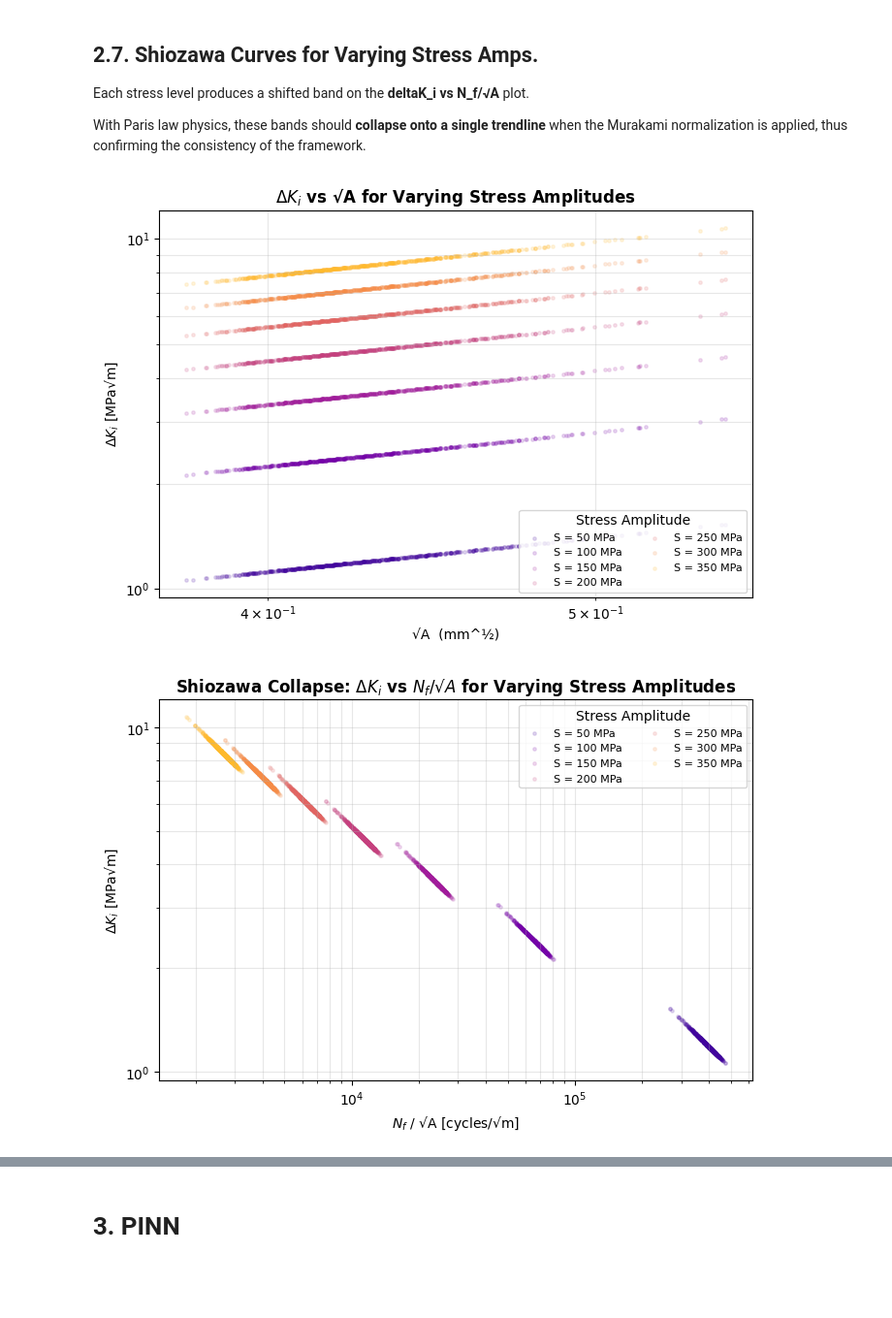
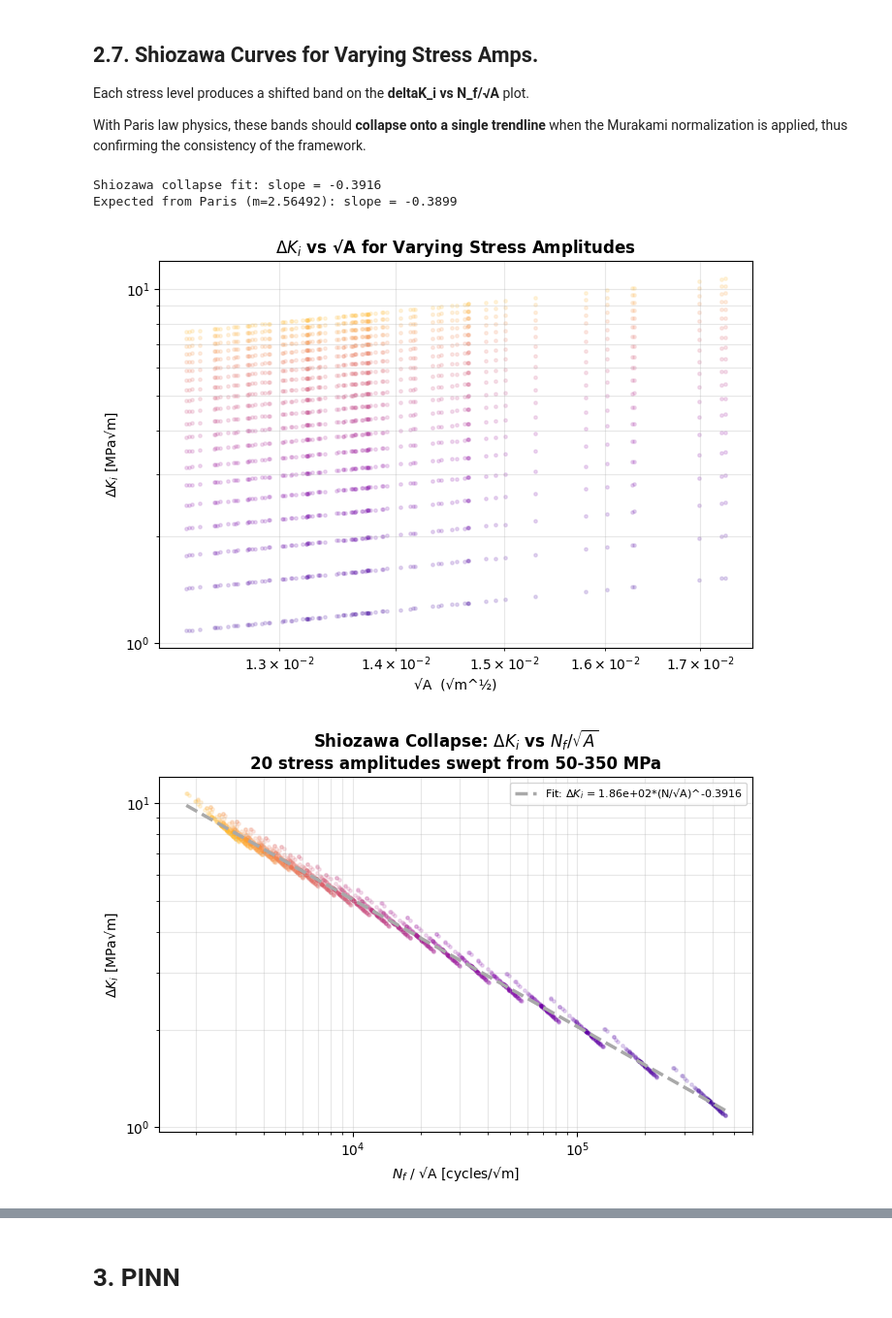
Before and after one commit to jessk816/pinn, a Jupyter notebook: models/paris/workflow_2.ipynb, the cells around one changed output, grey strips where cells are left out. Shown at 97% size. Saved outputs shown, nothing was run; the diff lists cells and outputs as text; code cells hidden in the pictures; blank space fills up the shorter version.

Commit message:
shiozawa collapse

```diff
--- a/models/paris/workflow_2.ipynb
+++ b/models/paris/workflow_2.ipynb
@@ -568,9 +581,9 @@ def fatigue_life_paris(a_i, sigma_a, C, m, Y, delta_sigma=None):
         delta_sigma = 2.0 * sigma_a
 
     # constant of Paris/Shiozawa equation
-    coeff = 2.0 / ((m - 2) * C * (Y * delta_sigma)**m * np.pi**(m / 2))
+    paris_coeff = 2.0 / ((m-2.0) * C * (Y * delta_sigma)**m * np.pi**(m / 2))
 
-    Nf = coeff * a_i**(1.0 - m / 2.0)
+    Nf = paris_coeff * a_i**(1.0-(m/2.0))
     return Nf
 # %% [markdown]
 The **stress intensity factor, delta(K)**, the measure of the severity of a crack situation, is determined by
@@ -804,7 +819,12 @@ Each stress level produces a shifted band on the **deltaK_i vs N_f/√A** plot.
 
 With Paris law physics, these bands should **collapse onto a single trendline** when the Murakami normalization is applied, thus confirming the consistency of the framework.
 # %%
-S_vals = [50, 100, 150, 200, 250, 300, 350]     # stress amplitudes to sweep [MPa]
+S_vals = np.linspace(50, 350, 20)     # stress amplitudes to sweep [MPa]
+
+# empty lists to store info
+#Nf_all = []
+dKi_all = []
+Nnorm_all = []
 
 # create subplots for deltaK_i vs √A and deltaK_i vs N/√A
 fig1, ax1 = plt.subplots(figsize=(7, 5))    # deltaK_i vs √A
@@ -815,42 +835,74 @@ colors_s = plt.cm.plasma(np.linspace(0.1, 0.85, len(S_vals)))
 for Si, ci in zip(S_vals, colors_s):
     ds_i = 2.0 * Si                       # delta_sigma for R = -1
 
     Nf_i = fatigue_life_paris(max_defects, Si, C, m, Y, delta_sigma=ds_i)
     dKi_i = delta_K_initial(max_defects, ds_i, Y)
+    sqrt_A_i = np.sqrt(max_defects)
 
-    #sqrt_A_i = np.sqrt(max_defects)
-    Nnorm_i = Nf_i / sqrt_A
+    Nnorm_i = (Nf_i / sqrt_A_i)                              # normalized life, N/√A [cycles/√m]
 
-    ax1.scatter(sqrt_A * conv, dKi_i, alpha=0.15, s=6, color=ci,
-                label=f"S = {Si} MPa")
+    # store results
+    #Nf_all.append(Nf_i)
+    dKi_all.append(dKi_i)
+    Nnorm_all.append(Nnorm_i)
+
+    # plots
+    ax1.scatter(sqrt_A_i, dKi_i, alpha=0.15, s=6, color=ci,
+                #label=f"S = {Si} MPa"
+                )
     ax2.scatter(Nnorm_i, dKi_i, alpha=0.15, s=6, color=ci,
-                label=f"S = {Si} MPa")
+                #label=f"S = {Si} MPa"
+                )
+
+#Nf_all = np.concatenate(Nf_all)
+all_dKi = np.concatenate(dKi_all)
+all_Nnorm = np.concatenate(Nnorm_all)
+
+#log_Nf_all = np.log10(Nf_all)
+log_x = np.log10(all_Nnorm)
+log_y = np.log10(all_dKi)
+
+slope, intercept = np.polyfit(log_x, log_y, 1)
+
+x_line = np.logspace(log_x.min(), log_x.max(), 300)
+y_line = 10**intercept * x_line**slope
+
+print(f"Shiozawa collapse fit: slope = {slope:.4f}")
+print(f"Expected from Paris (m={m}): slope = {expected_slope:.4f}")
+
+# show fitted line from log-log fit on shiozawa collapse plot
+ax2.plot(x_line, y_line, color="darkgray", linewidth=2.5, linestyle="--",
+         label=f"Fit: $\\Delta K_i$ = {10**intercept:.2e}*(N/√A)^{slope:.4f}")
 
 for ax, xlabel, title in [
     # x-axis label, title for each plot
-    (ax1, "√A  (mm^½)",
+    (ax1, "√A  (√m^½)",
      "$\\Delta K_i$ vs √A for Varying Stress Amplitudes"),
     (ax2, "$N_f$ / √A [cycles/√m]",
-     "Shiozawa Collapse: $\\Delta K_i$ vs $N_f / √A$ for Varying Stress Amplitudes"),
+     "Shiozawa Collapse: $\\Delta K_i$ vs $N_f/\\sqrt{A}$\n"
+     "20 stress amplitudes swept from 50-350 MPa"),
 ]:
+
     # log-log scale for both plots
     ax.set_xscale("log")
     ax.set_yscale("log")
 
     # axes labels, titles for both plots
     ax.set_xlabel(xlabel)
     ax.set_ylabel("$\\Delta K_i$ [MPa√m]")
     ax.set_title(title, fontweight="bold")
-
     # legends, grids
-    ax.legend(fontsize=8, ncol=2, title="Stress Amplitude")
     ax.grid(alpha=0.3, which="both")
 
+ax2.legend(fontsize=8, ncol=2, #title="Stress Amplitude"
+           )
 # save and show
 fig1.tight_layout(); fig1.savefig("graphs/2_shiozawa_dK_sqrtA.png", dpi=150)
 fig2.tight_layout(); fig2.savefig("graphs/2_shiozawa_collapse.png",  dpi=150)
 plt.show()
 # %% [output]
+Shiozawa collapse fit: slope = -0.3916
+Expected from Paris (m=2.56492): slope = -0.3899
-[figure, old version]
+[figure, new version]
-[figure, old version]
+[figure, new version]
 # %% [markdown]
```
Also changed, not shown: parts of 12 cells of this notebook, 7 other files.
